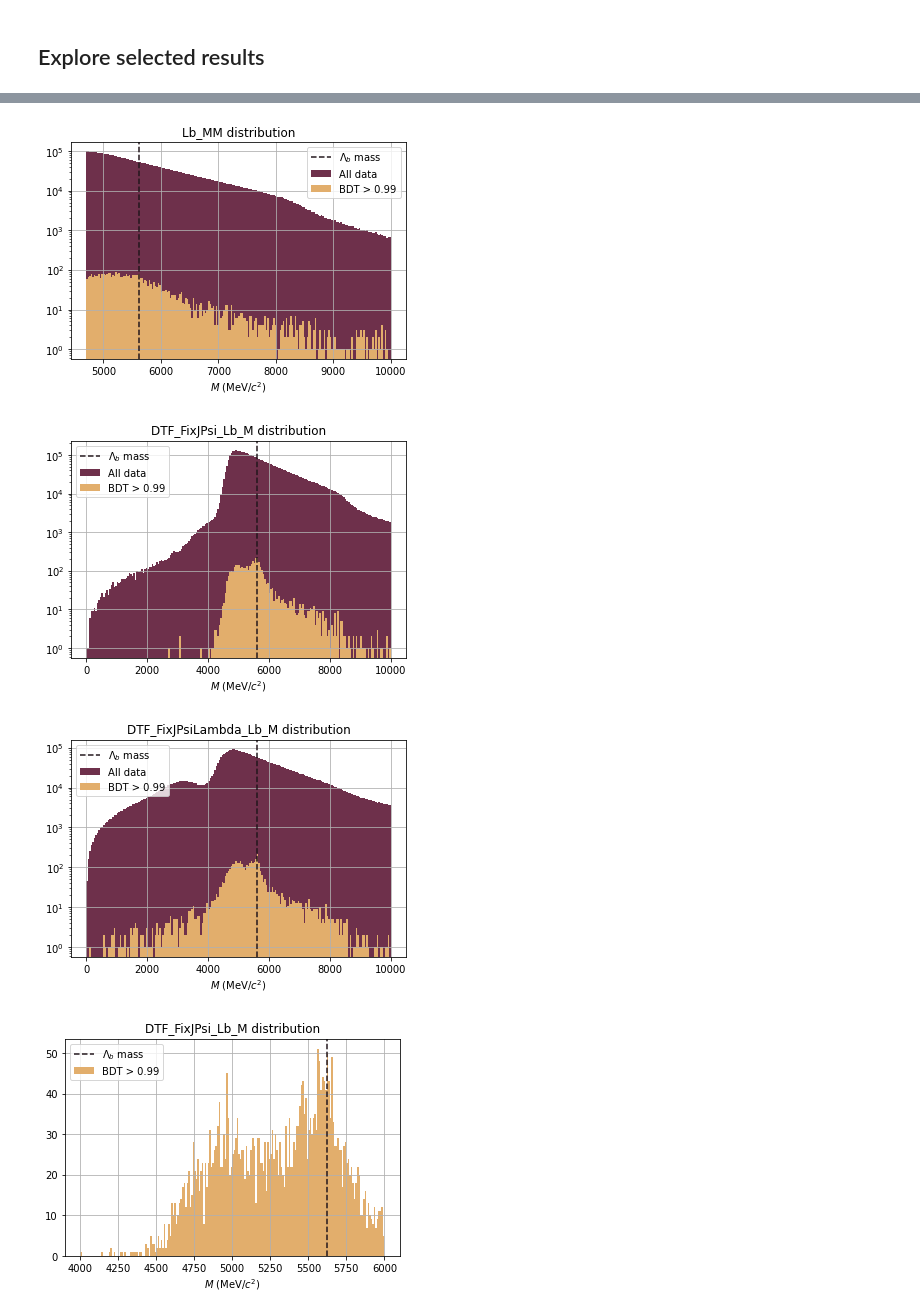
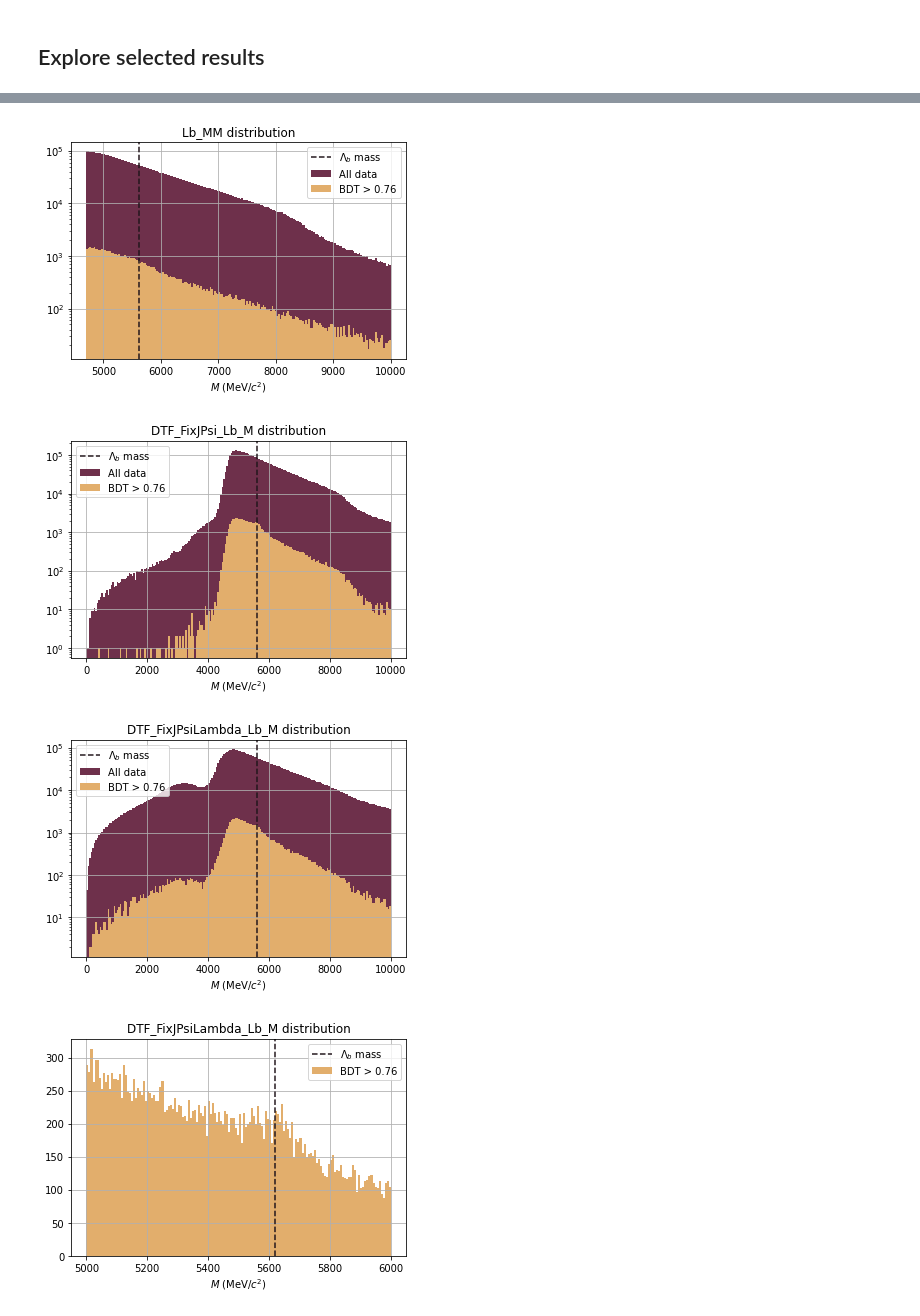
Before and after one commit to alatios/lb2jpsil_classifier-studies, a Jupyter notebook: BDT/6_BDT_optimize_threshold.ipynb, the cells around one changed output, grey strips where cells are left out. Saved outputs shown, nothing was run; the diff lists cells and outputs as text; code cells hidden in the pictures.

Commit message:
Fiddle with BDT threshold

```diff
--- a/BDT/6_BDT_optimize_threshold.ipynb
+++ b/BDT/6_BDT_optimize_threshold.ipynb
@@ -165,7 +165,7 @@ df_Data
 # %%
 plum = '#6e304b'
 apricot = '#e2ae6c'
-threshold = 0.99
+threshold = 0.76
 # %%
 massToPlot = 'Lb_M'
 massRange = (4000,8500)
@@ -199,7 +199,7 @@ plt.axvline(5620.2, color='#22161c', linestyle='--', label='$\Lambda_b$ mass')
 plt.legend()
 plt.show()
 # %% [output]
-[figure, old version]
+[figure, new version]
 # %%
 massToPlot = 'DTF_FixJPsi_Lb_M'
 massRange = (0, 10000)
@@ -216,7 +216,7 @@ plt.axvline(5620.2, color='#22161c', linestyle='--', label='$\Lambda_b$ mass')
 plt.legend()
 plt.show()
 # %% [output]
-[figure, old version]
+[figure, new version]
 # %%
 massToPlot = 'DTF_FixJPsiLambda_Lb_M'
 massRange = (0, 10000)
@@ -233,16 +233,16 @@ plt.axvline(5620.2, color='#22161c', linestyle='--', label='$\Lambda_b$ mass')
 plt.legend()
 plt.show()
 # %% [output]
-[figure, old version]
+[figure, new version]
 # %%
-plt.hist(df_Data.loc[df_Data['BDT_output'] > threshold, massToPlot],bins=200,
-         range=(4000,6000), color=apricot, alpha=1, label="BDT > " + str(threshold), density=False)
+plt.hist(df_Data.loc[df_Data['BDT_output'] > threshold, massToPlot],bins=150,
+         range=(5000,6000), color=apricot, alpha=1, label="BDT > " + str(threshold), density=False)
 plt.grid()
 #plt.yscale('log')
 plt.xlabel("$M$ (MeV/$c^2$)")
 plt.title(massToPlot + " distribution")
 plt.axvline(5620.2, color='#22161c', linestyle='--', label='$\Lambda_b$ mass')
 plt.legend()
 plt.show()
 # %% [output]
-[figure, old version]
+[figure, new version]
```
Also changed, not shown: parts of 4 cells of this notebook.
